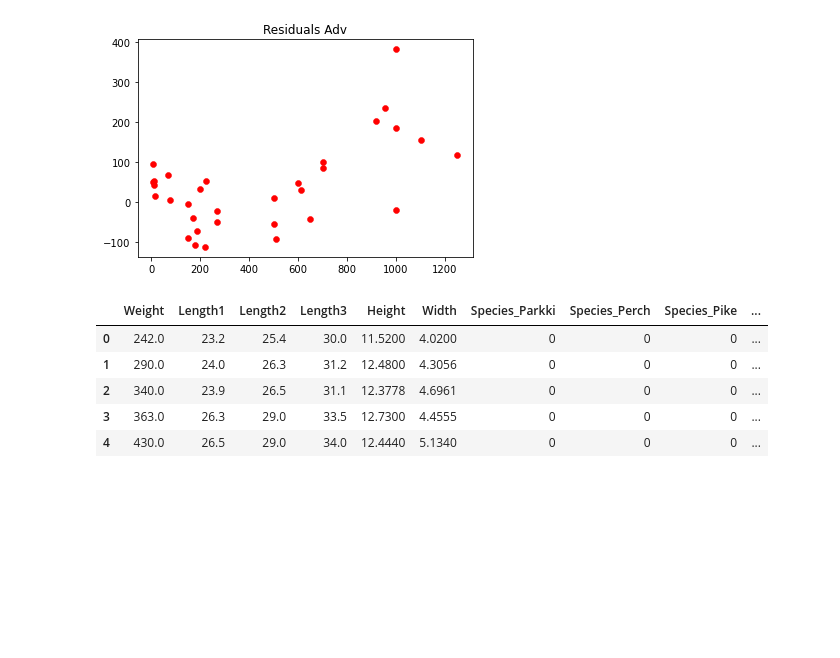
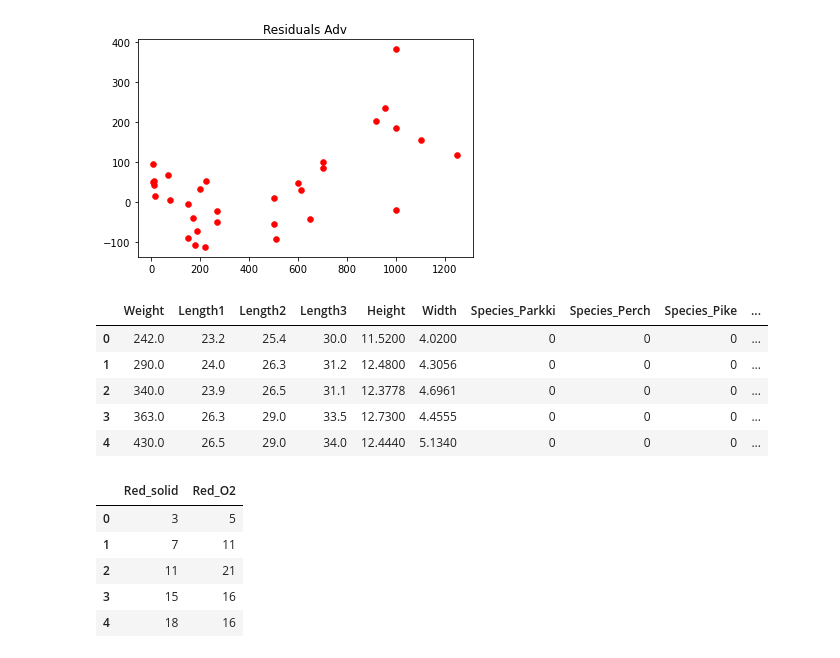
Before and after one commit to malfaroe/Framework, a Jupyter notebook: ImplementProjects/SimpleRegression.ipynb, the cells around one changed output. Cells and saved outputs as stored; diff of their text form; code cells hidden in the pictures; blank space fills up the shorter version.

```diff
--- a/ImplementProjects/SimpleRegression.ipynb
+++ b/ImplementProjects/SimpleRegression.ipynb
@@ -684,3 +684,13 @@ data.head()
 | 2 | 340.0 | 23.9 | 26.5 | 31.1 | 12.3778 | 4.6961 | 0 | 0 | 0 | ... |
 | 3 | 363.0 | 26.3 | 29.0 | 33.5 | 12.7300 | 4.4555 | 0 | 0 | 0 | ... |
 | 4 | 430.0 | 26.5 | 29.0 | 34.0 | 12.4440 | 5.1340 | 0 | 0 | 0 | ... |
+# %%
+df = pd.read_csv("O2.csv", sep = ";")
+df.head()
+# %% [output]
+|  | Red_solid | Red_O2 |
+| 0 | 3 | 5 |
+| 1 | 7 | 11 |
+| 2 | 11 | 21 |
+| 3 | 15 | 16 |
+| 4 | 18 | 16 |
```
Also changed, not shown: parts of 24 cells of this notebook, 1 other file.
